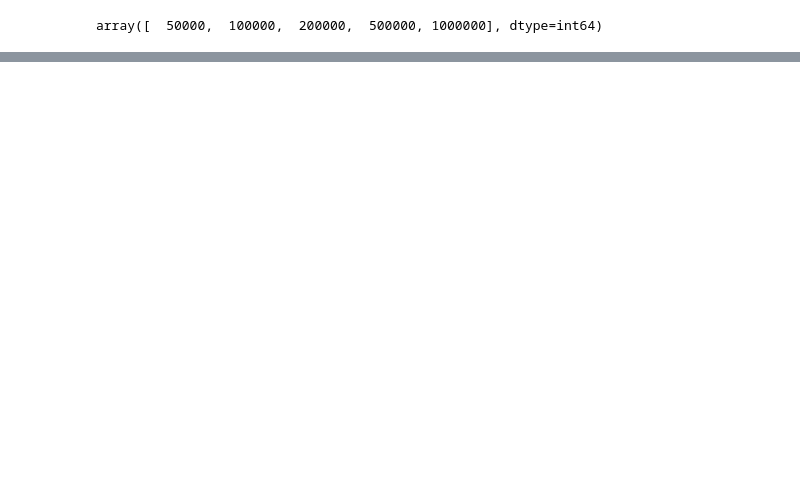
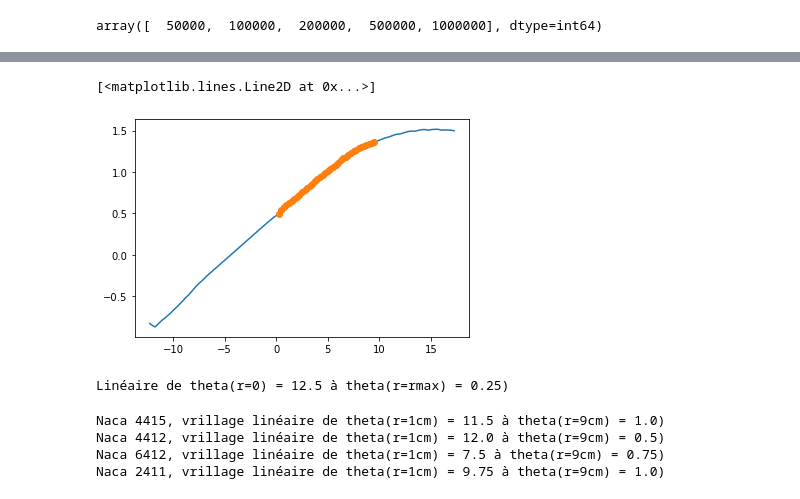
Before and after one commit to eliesls/Mecaero_Groupe3, a Jupyter notebook: Etude_stat.ipynb, the cells around one changed output, grey strips where cells are left out. Saved outputs shown, nothing was run; the diff lists cells and outputs as text; code cells hidden in the pictures; blank space fills up the shorter version.

```diff
--- a/Etude_stat.ipynb
+++ b/Etude_stat.ipynb
@@ -252,0 +266,33 @@ plt.plot(alpha[ind],CL[ind]/CD[ind],"o")
+# %%
+plt.plot(alpha2, CL2)
+plt.plot(alpha2[ind2], CL2[ind2],"o")
+# %% [output]
+[<matplotlib.lines.Line2D at 0x...>]
+[figure, added]
+# %%
+print(f"Linéaire de theta(r=0) = {np.max(alpha1[ind1])} à theta(r=rmax) = {np.min(alpha2[ind2])})")
+# %% [output]
+Linéaire de theta(r=0) = 12.5 à theta(r=rmax) = 0.25)
+# %%
+good_NACAS = ['4415','4412','6412','2411']
+
+for NACA in good_NACAS:
+    epsilon = 0.7
+    rey_1 = 50000
+    rey_2 = 500000
+    sub_1 = df.loc[(df['naca'] == NACA) & (df['reynolds'] == rey_1)]
+    sub_2 = df.loc[(df['naca'] == NACA) & (df['reynolds'] == rey_2)]
+    alpha1 = np.array(sub_1['alpha'])
+    CL1 = np.array(sub_1['CL'])
+    CD1 = np.array(sub_1['CD'])
+    alpha2 = np.array(sub_2['alpha'])
+    CL2 = np.array(sub_2['CL'])
+    CD2 = np.array(sub_2['CD'])
+    ind1 = np.where(CL1/CD1 >= epsilon*np.max(CL1/CD1))
+    ind2 = np.where(CL2/CD2 >= epsilon*np.max(CL2/CD2))
+    print(f"Naca {NACA}, vrillage linéaire de theta(r=1cm) = {np.max(alpha1[ind1])} à theta(r=9cm) = {np.min(alpha2[ind2])})")
+# %% [output]
+Naca 4415, vrillage linéaire de theta(r=1cm) = 11.5 à theta(r=9cm) = 1.0)
+Naca 4412, vrillage linéaire de theta(r=1cm) = 12.0 à theta(r=9cm) = 0.5)
+Naca 6412, vrillage linéaire de theta(r=1cm) = 7.5 à theta(r=9cm) = 0.75)
+Naca 2411, vrillage linéaire de theta(r=1cm) = 9.75 à theta(r=9cm) = 1.0)
```
Also changed, not shown: parts of 6 cells of this notebook, 1 other file.
